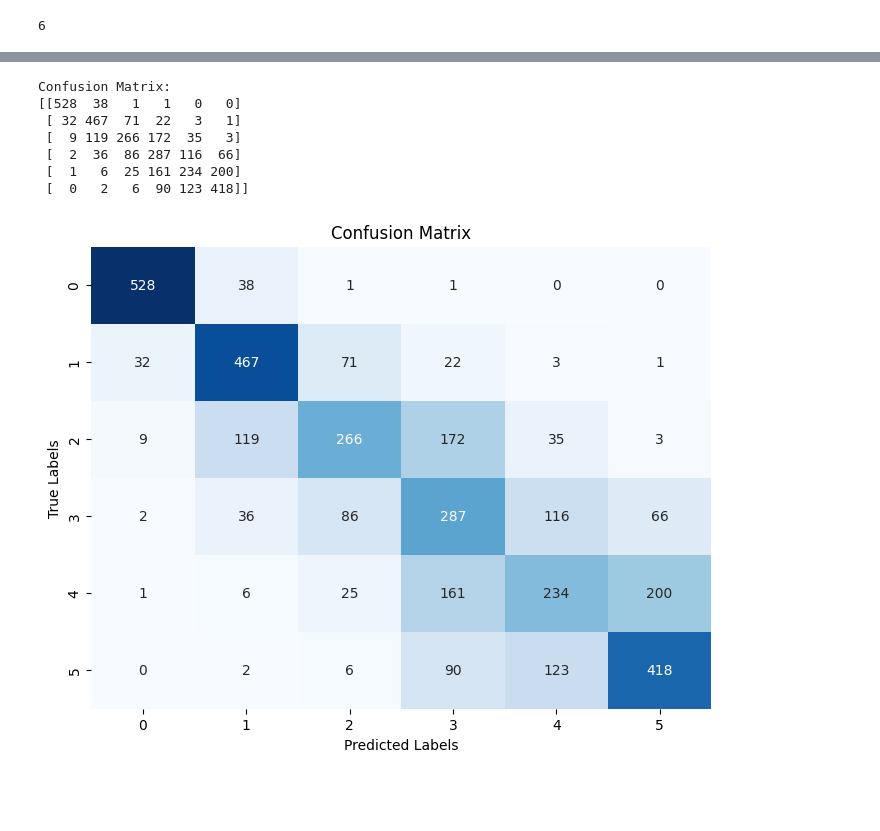
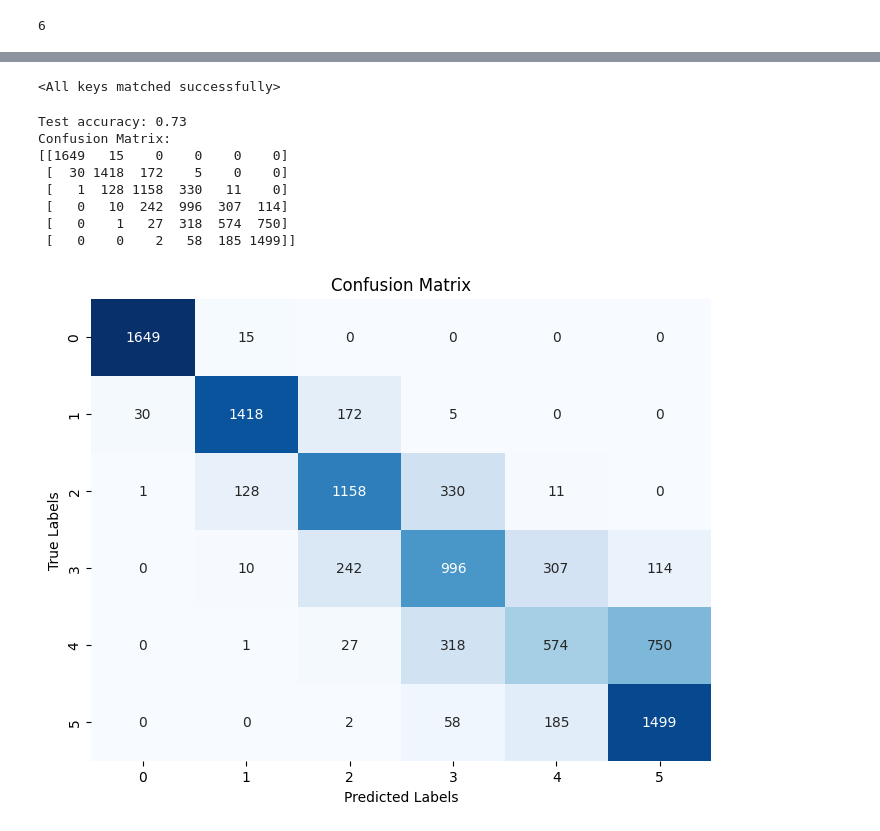
Before and after one commit to AhsanBilal7/Learning-to-count, a Jupyter notebook: Deep_learning.ipynb, the cells around one changed output, grey strips where cells are left out. Cells and saved outputs as stored; diff of their text form; code cells hidden in the pictures; blank space fills up the shorter version.

Commit message:
MR training

```diff
--- a/Deep_learning.ipynb
+++ b/Deep_learning.ipynb
@@ -42,7 +42,7 @@ class ImageDataset(Dataset):
             label_id += 1
 
         self.filename_polygons_ellipses = {}
-        with open("./shapes_dataset_HR/labels.csv", 'r') as file:
+        with open("./shapes_dataset_MR/labels.csv", 'r') as file:
             reader = csv.DictReader(file)
             for row in reader:
                 filename = row['Filename']
@@ -113,8 +113,7 @@ generator = torch.Generator(device='cuda')
 generator.manual_seed(seed)
 
 
-root_dir = './shapes_dataset_HR'
-dataset = ImageDataset("./train", transform = data_transform)
+dataset = ImageDataset("./MR/train", transform = data_transform)
 train_loader = DataLoader(dataset, batch_size=BATCH_SIZE, shuffle=True )
 
 # print(dataset.images_info)
@@ -238,0 +209,4 @@ Downloading: "https://download.pytorch.org/models/resnet101-63fe2227.pth" to C:\
+# %%
+model.load_state_dict(torch.load('./resnet_101.pth'))
+# %% [output]
+<All keys matched successfully>
@@ -245,40 +259,49 @@ predicted_labels = []
 
 # Put the model in evaluation mode
 model.eval()
 
-test_dataset = ImageDataset("./test", transform = data_transform)
+test_dataset = ImageDataset("./shapes_dataset_HR", transform = data_transform)
 test_loader = DataLoader(test_dataset, batch_size=BATCH_SIZE, shuffle=True )
 
 
 # Disable gradient calculation
 with torch.no_grad():
+    running_loss = 0.0
+    correct = 0
+    total = 0
     for images, polygon, ellipse in test_loader:
         images, polygon = images.to(device), polygon.to(device)  # Move data to GPU
+
+
         outputs = model(images)
         _, predicted = torch.max(outputs, 1)
-        true_labels.extend(polygon.cpu().numpy())  # Move ground truth labels to CPU and convert to numpy array
+        true_labels.extend(ellipse.cpu().numpy())  # Move ground truth labels to CPU and convert to numpy array
         predicted_labels.extend(predicted.cpu().numpy())  # Move predicted labels to CPU and convert to numpy array
+        correct += (predicted.cpu().numpy() == ellipse.cpu().numpy()).sum().item()
+        total += ellipse.size(0)
 
+        test_accuracy = correct / total
 # Calculate the confusion matrix
 conf_matrix = confusion_matrix(true_labels, predicted_labels)
-
+print(f"Test accuracy: {test_accuracy:.2f}")
 # Print or use the confusion matrix as needed
 print("Confusion Matrix:")
 print(conf_matrix)
 
 
 plt.figure(figsize=(8, 6))
 sns.heatmap(conf_matrix, annot=True, fmt='d', cmap='Blues', cbar=False)
 plt.xlabel('Predicted Labels')
 plt.ylabel('True Labels')
 plt.title('Confusion Matrix')
 plt.show()
 # %% [output]
+Test accuracy: 0.73
 Confusion Matrix:
-[[528  38   1   1   0   0]
- [ 32 467  71  22   3   1]
- [  9 119 266 172  35   3]
- [  2  36  86 287 116  66]
- [  1   6  25 161 234 200]
- [  0   2   6  90 123 418]]
+[[1649   15    0    0    0    0]
+ [  30 1418  172    5    0    0]
+ [   1  128 1158  330   11    0]
+ [   0   10  242  996  307  114]
+ [   0    1   27  318  574  750]
+ [   0    0    2   58  185 1499]]
-[figure, old version]
+[figure, new version]
```
Also changed, not shown: parts of 4 cells of this notebook.
